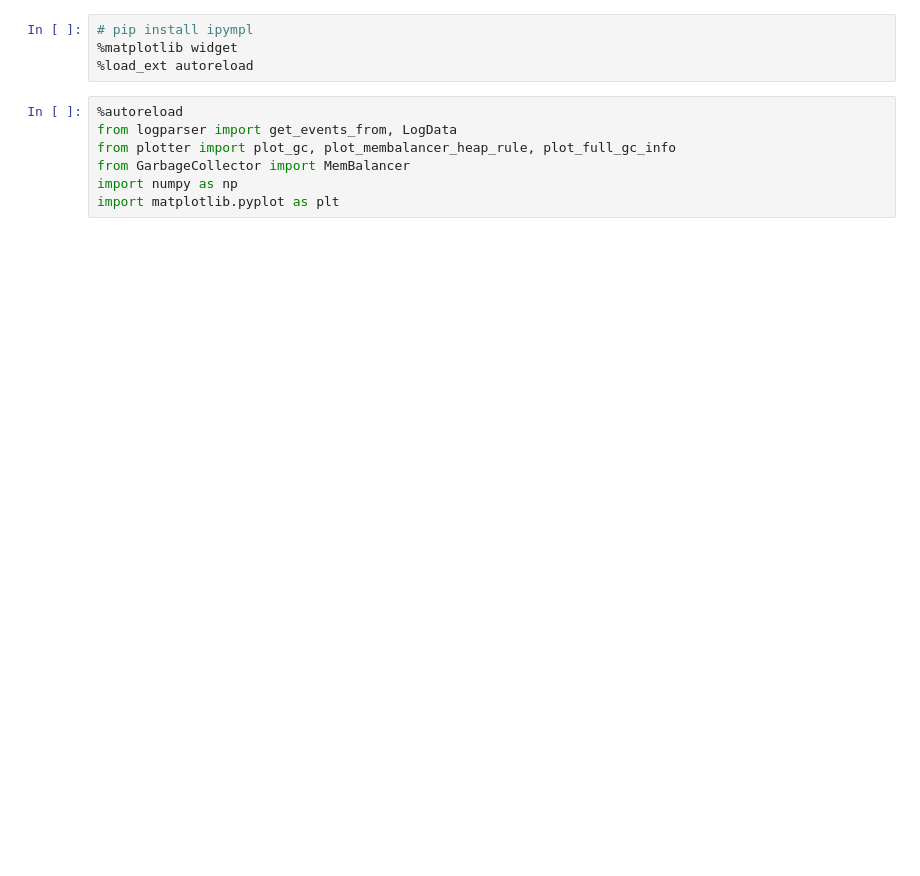
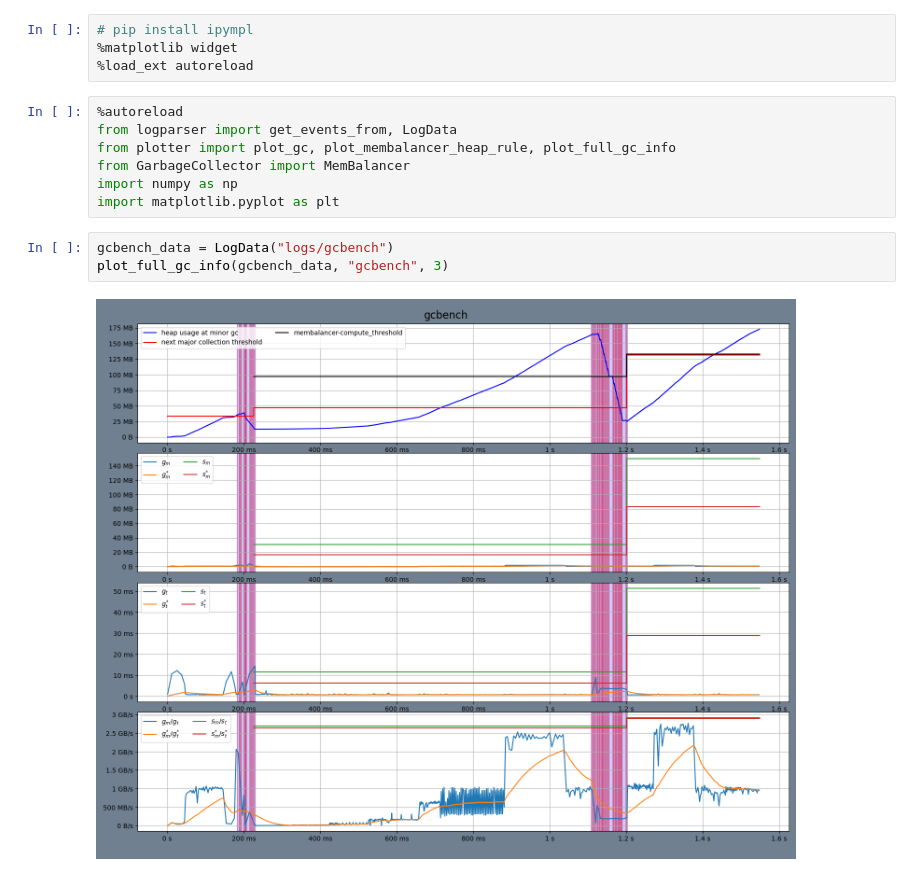
Before and after one commit to enisik/Bachelorarbeit-Skripte, a Jupyter notebook: plots.ipynb, the cells around one changed output. Cells and saved outputs as stored; diff of their text form; blank space fills up the shorter version.

Commit message:
Better plots

```diff
--- a/plots.ipynb
+++ b/plots.ipynb
@@ -9,3 +9,8 @@ from plotter import plot_gc, plot_membalancer_heap_rule, plot_full_gc_info
 from GarbageCollector import MemBalancer
 import numpy as np
 import matplotlib.pyplot as plt
+# %%
+gcbench_data = LogData("logs/gcbench")
+plot_full_gc_info(gcbench_data, "gcbench", 3)
+# %% [output]
+[figure, added]
```
Also changed, not shown: parts of 5 cells of this notebook, 2 other files.
